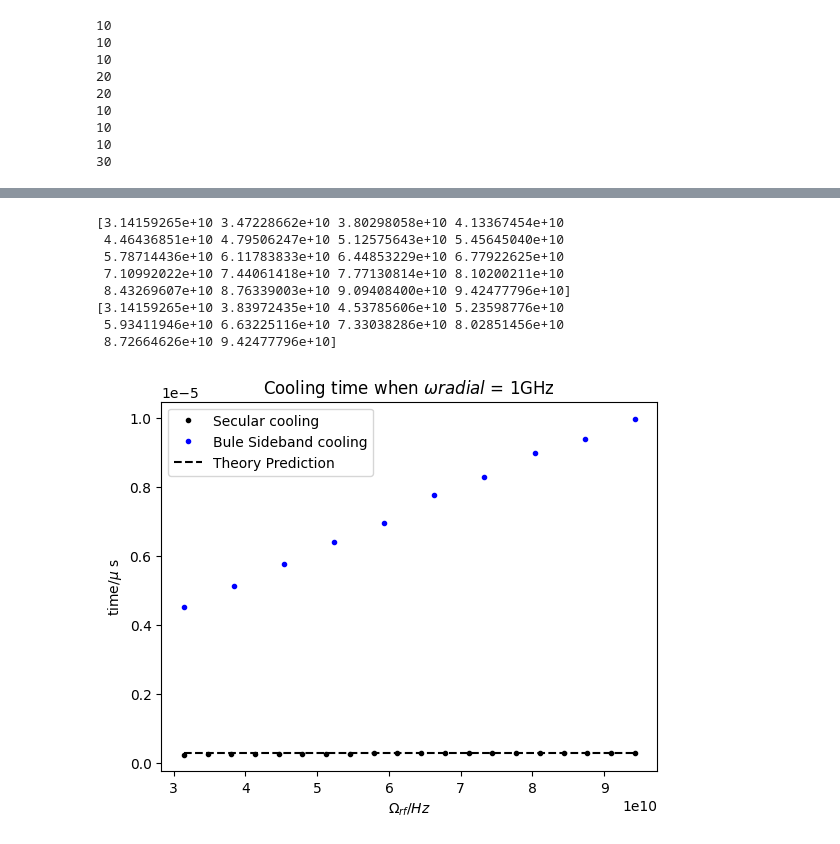
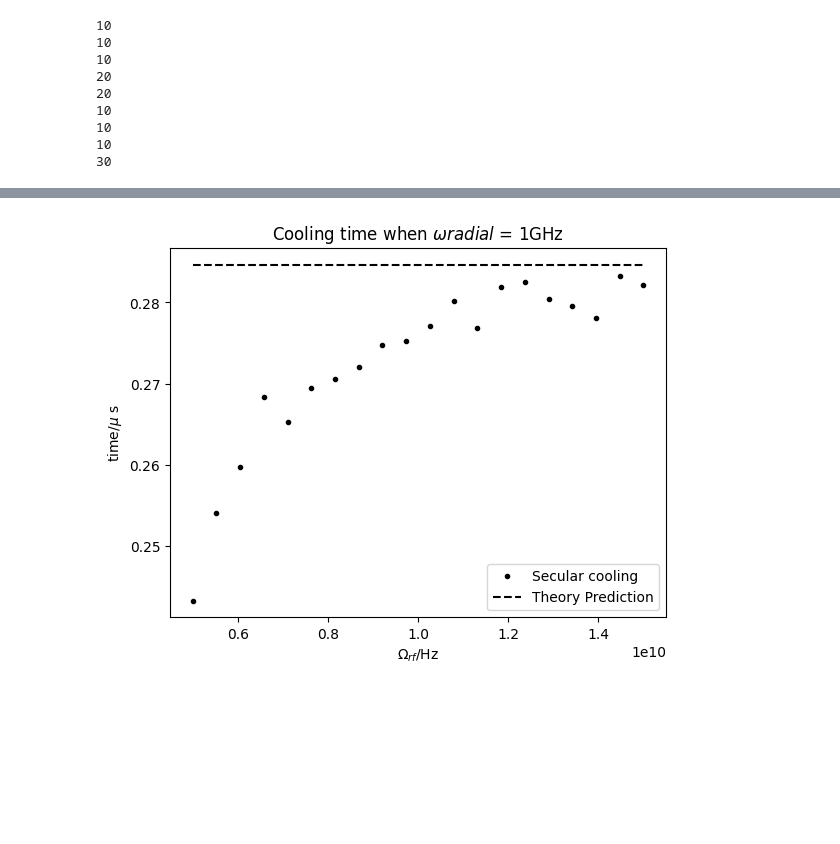
Before and after one commit to yuqian15/electron_micromotion_cooling, a Jupyter notebook: Result.ipynb, the cells around one changed output, grey strips where cells are left out. Cells and saved outputs as stored; diff of their text form; code cells hidden in the pictures; blank space fills up the shorter version.

```diff
--- a/Result.ipynb
+++ b/Result.ipynb
@@ -256,7 +256,7 @@ plt.show()
 # %%
 import numpy as np
 
-f = open('Code/Results/Results, Blue, 20 micro, keep: Wrf.csv', 'r')
+f = open('Code/Results/Results_Blue_20_micro_keep_Wrf.csv', 'r')
 # read each line, split the data wherever there's a blank space,
 # and convert the values to floats
 
@@ -277,7 +277,7 @@ Blue_20_keep_wrf_wrf = Blue_20_keep_wrf[:len(Blue_20_keep_wrf)//3]
 Blue_20_keep_wrf_time = Blue_20_keep_wrf[len(Blue_20_keep_wrf)//3:len(Blue_20_keep_wrf)//3 * 2]
 
 
-f = open('Code/Results/Results, Blue, 20 micro, keep: Wradial.csv', 'r')
+f = open('Code/Results/Results_Blue_20_micro_keep_Wradial.csv', 'r')
 # read each line, split the data wherever there's a blank space,
 # and convert the values to floats
 
@@ -298,7 +298,7 @@ Blue_20_keep_wradial_wradial = Blue_20_keep_wradial[:len(Blue_20_keep_wrf)//3]
 Blue_20_keep_wradial_time = Blue_20_keep_wradial[len(Blue_20_keep_wrf)//3:len(Blue_20_keep_wrf)//3  * 2]
 
 
-f = open('Code/Results/Results, Secular, 10 micro, keep: Wradial.csv', 'r')
+f = open('Code/Results/Results_Secular_10_micro_keep_Wradial.csv', 'r')
 # read each line, split the data wherever there's a blank space,
 # and convert the values to floats
 
@@ -319,7 +319,7 @@ Secular_10_keep_wradial_wradial = Secular_10_keep_wradial[:len(Secular_10_keep_w
 Secular_10_keep_wradial_time = Secular_10_keep_wradial[len(Secular_10_keep_wradial)//2:]
 
 
-f = open('Code/Results/Results, Secular, 20 micro, keep: Wrf.csv', 'r')
+f = open('Code/Results/Results_Secular_20_micro_keep_Wrf.csv', 'r')
 # read each line, split the data wherever there's a blank space,
 # and convert the values to floats
 
@@ -393,31 +446,18 @@ plt.show()
 # %%
 import matplotlib.pylab as plt
+
 deff = 200e-6 # 200 micron
 m = 9.10938297e-31 # 9.10938297e-31 kg
 q = 1.6e-19 # 1.6e-19 C
 TotalTime = 5e-6
 Rp = 5e6
 Q = 2000
-
-print(Secular_10_keep_wradial_wradial)
-print(Blue_20_keep_wradial_wradial)
-
-
-plt.plot(Secular_10_keep_wradial_wradial, Secular_10_keep_wradial_time, 'k.', label = 'Secular cooling')
-plt.plot(Blue_20_keep_wradial_wradial, Blue_20_keep_wradial_time, 'b.', label = 'Bule Sideband cooling')
-plt.plot(Secular_10_keep_wradial_wradial, m * deff ** 2/ q ** 2/ Rp * np.ones(len(Secular_10_keep_wradial_wradial)), 'k--', label = 'Theory Prediction')
+plt.plot(Secular_10_keep_wradial_wradial / (2 * np.pi), Secular_10_keep_wradial_time * 1e6, 'k.', label = 'Secular cooling')
+plt.plot(Secular_10_keep_wradial_wradial / (2 * np.pi), m * deff ** 2/ q ** 2/ Rp * np.ones(len(Secular_10_keep_wradial_wradial)) * 1e6, 'k--', label = 'Theory Prediction')
 plt.legend()
 plt.ylabel('time/$\mu$ s')
-plt.xlabel('$\Omega_{rf}/Hz$')
+plt.xlabel('$\Omega_{rf}$/Hz')
 plt.title('Cooling time when $\omega radial$ = {}GHz'.format(1))
 plt.show()
 # %% [output]
-[3.14159265e+10 3.47228662e+10 3.80298058e+10 4.13367454e+10
- 4.46436851e+10 4.79506247e+10 5.12575643e+10 5.45645040e+10
- 5.78714436e+10 6.11783833e+10 6.44853229e+10 6.77922625e+10
- 7.10992022e+10 7.44061418e+10 7.77130814e+10 8.10200211e+10
- 8.43269607e+10 8.76339003e+10 9.09408400e+10 9.42477796e+10]
-[3.14159265e+10 3.83972435e+10 4.53785606e+10 5.23598776e+10
- 5.93411946e+10 6.63225116e+10 7.33038286e+10 8.02851456e+10
- 8.72664626e+10 9.42477796e+10]
-[figure, old version]
+[figure, new version]
```
Also changed, not shown: parts of 5 cells of this notebook, 22 other files.
